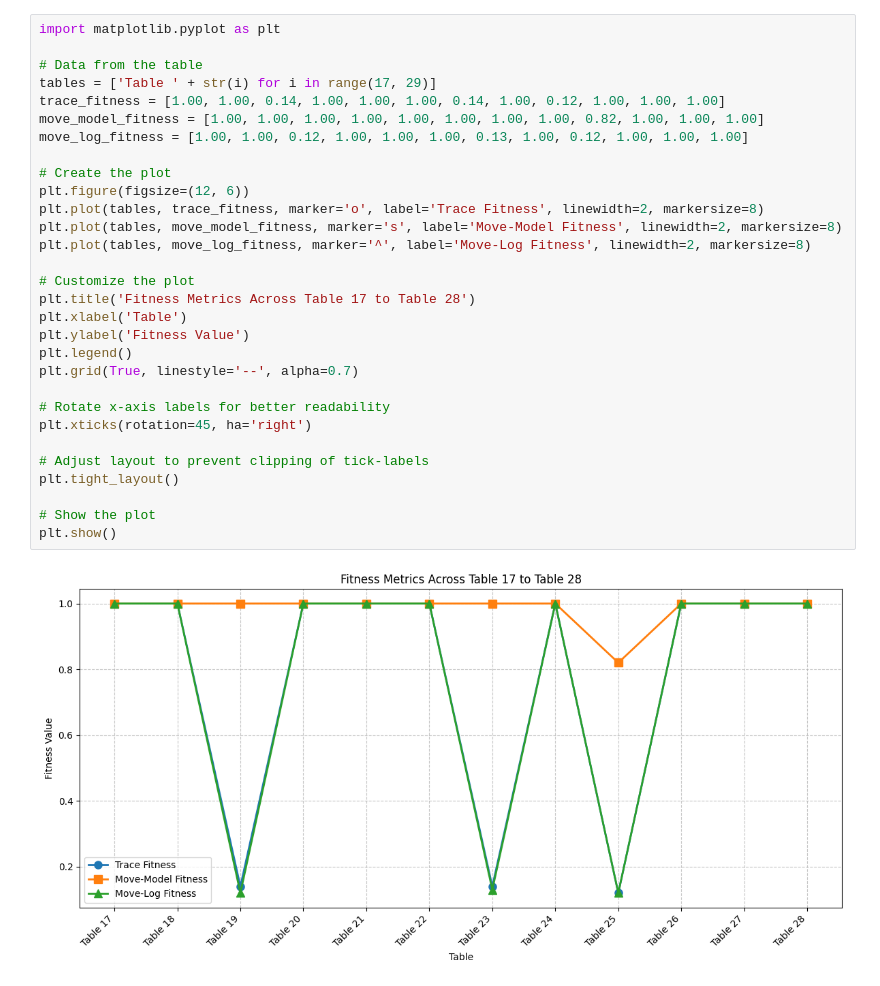
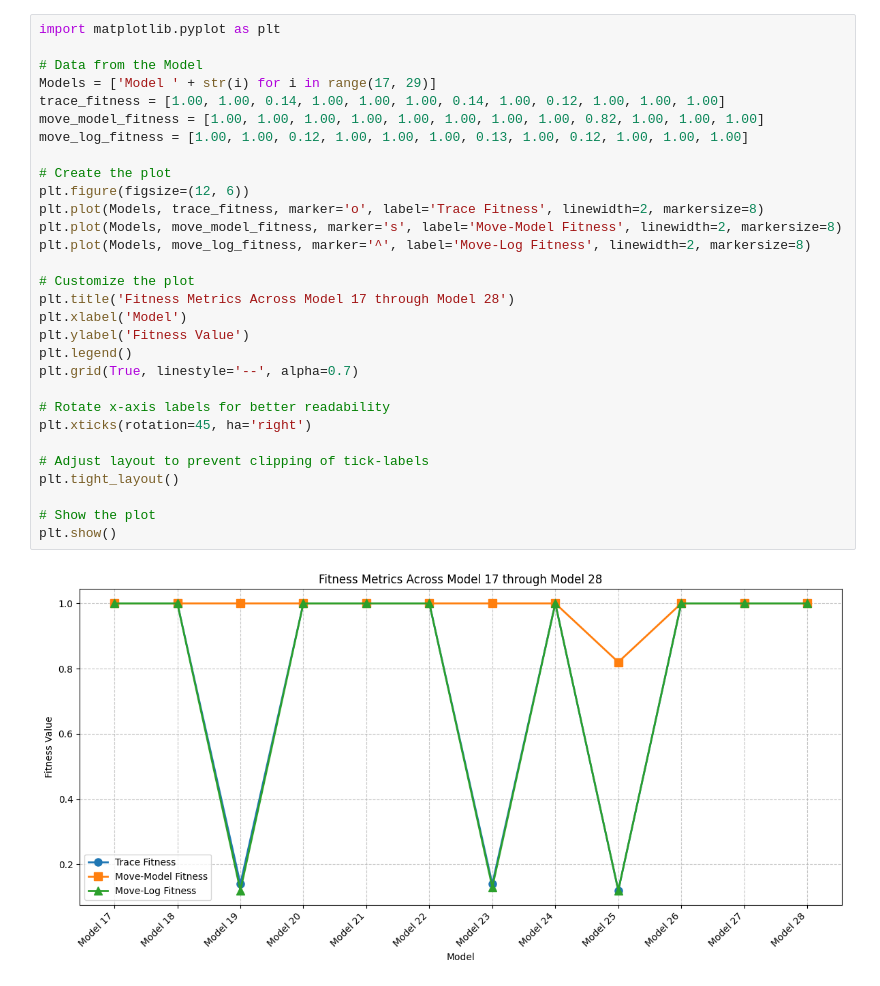
Before and after one commit to qyy752457002/Explainable-AI, a Jupyter notebook: Bar Chart/fitness_chart 2.ipynb, the cells around one changed output. Drawn from its saved outputs; the diff is of its cells as text.

```diff
--- a/Bar Chart/fitness_chart 2.ipynb
+++ b/Bar Chart/fitness_chart 2.ipynb
@@ -1,32 +1,32 @@
 # %%
 import matplotlib.pyplot as plt
 
-# Data from the table
-tables = ['Table ' + str(i) for i in range(17, 29)]
+# Data from the Model
+Models = ['Model ' + str(i) for i in range(17, 29)]
 trace_fitness = [1.00, 1.00, 0.14, 1.00, 1.00, 1.00, 0.14, 1.00, 0.12, 1.00, 1.00, 1.00]
 move_model_fitness = [1.00, 1.00, 1.00, 1.00, 1.00, 1.00, 1.00, 1.00, 0.82, 1.00, 1.00, 1.00]
 move_log_fitness = [1.00, 1.00, 0.12, 1.00, 1.00, 1.00, 0.13, 1.00, 0.12, 1.00, 1.00, 1.00]
 
 # Create the plot
 plt.figure(figsize=(12, 6))
-plt.plot(tables, trace_fitness, marker='o', label='Trace Fitness', linewidth=2, markersize=8)
-plt.plot(tables, move_model_fitness, marker='s', label='Move-Model Fitness', linewidth=2, markersize=8)
-plt.plot(tables, move_log_fitness, marker='^', label='Move-Log Fitness', linewidth=2, markersize=8)
+plt.plot(Models, trace_fitness, marker='o', label='Trace Fitness', linewidth=2, markersize=8)
+plt.plot(Models, move_model_fitness, marker='s', label='Move-Model Fitness', linewidth=2, markersize=8)
+plt.plot(Models, move_log_fitness, marker='^', label='Move-Log Fitness', linewidth=2, markersize=8)
 
 # Customize the plot
-plt.title('Fitness Metrics Across Table 17 to Table 28')
-plt.xlabel('Table')
+plt.title('Fitness Metrics Across Model 17 through Model 28')
+plt.xlabel('Model')
 plt.ylabel('Fitness Value')
 plt.legend()
 plt.grid(True, linestyle='--', alpha=0.7)
 
 # Rotate x-axis labels for better readability
 plt.xticks(rotation=45, ha='right')
 
 # Adjust layout to prevent clipping of tick-labels
 plt.tight_layout()
 
 # Show the plot
 plt.show()
 # %% [output]
-[figure, old version]
+[figure, new version]
```
Also changed, not shown: 2 other files.
